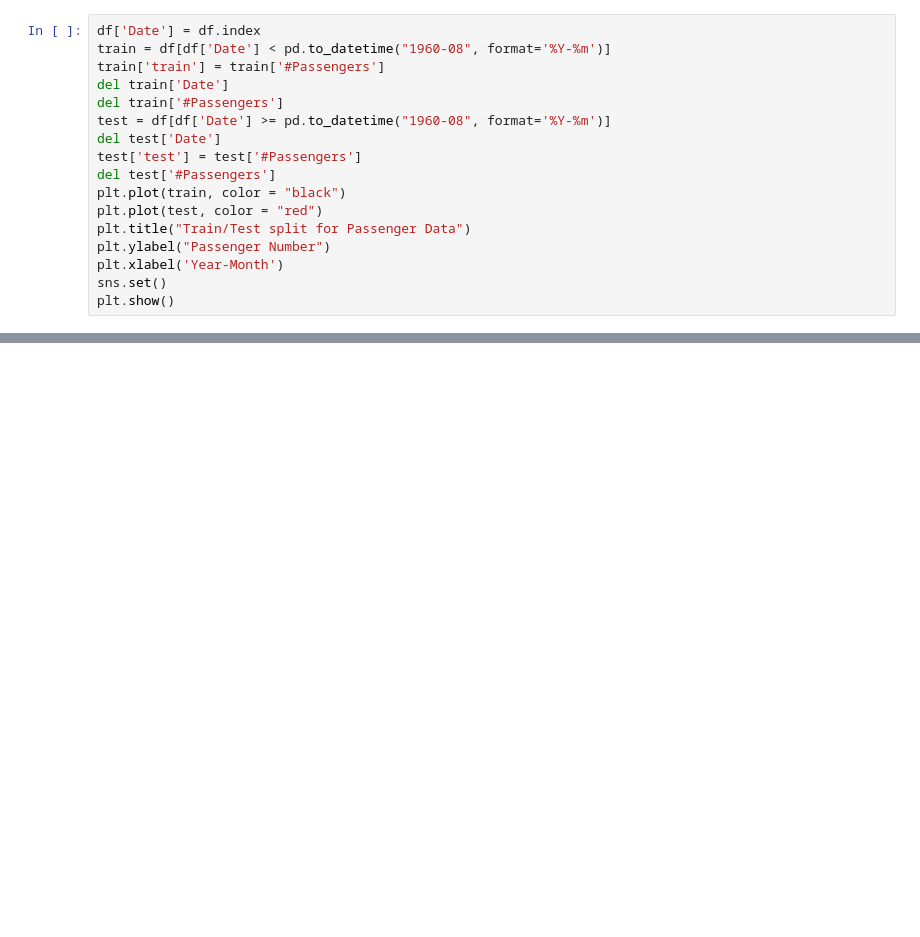
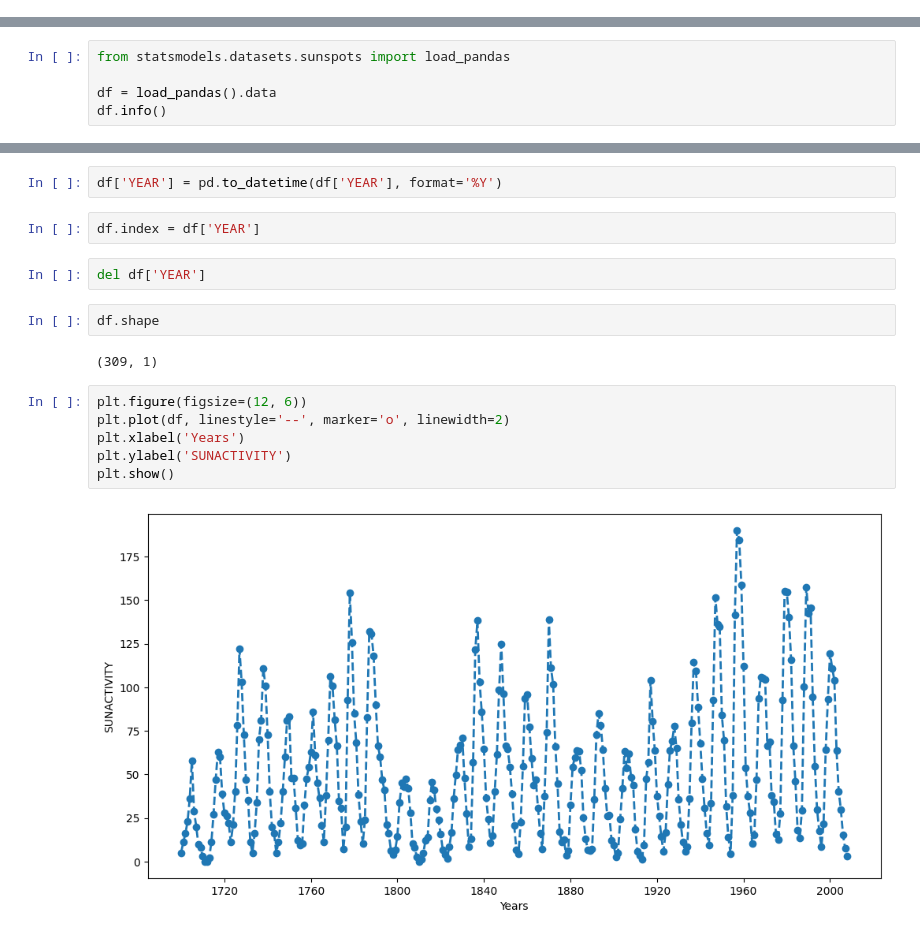
Before and after one commit to playnik94/PDS_3_DZ_Liashenko, a Jupyter notebook: Lesson_45/dz_45.ipynb, the cells around one changed output, grey strips where cells are left out. Saved outputs shown, nothing was run; the diff lists cells and outputs as text; blank space fills up the shorter version.

```diff
--- a/Lesson_45/dz_45.ipynb
+++ b/Lesson_45/dz_45.ipynb
@@ -111,17 +0,0 @@ plt.show()
-# %%
-df['Date'] = df.index
-train = df[df['Date'] < pd.to_datetime("1960-08", format='%Y-%m')]
-train['train'] = train['#Passengers']
-del train['Date']
-del train['#Passengers']
-test = df[df['Date'] >= pd.to_datetime("1960-08", format='%Y-%m')]
-del test['Date']
-test['test'] = test['#Passengers']
-del test['#Passengers']
-plt.plot(train, color = "black")
-plt.plot(test, color = "red")
-plt.title("Train/Test split for Passenger Data")
-plt.ylabel("Passenger Number")
-plt.xlabel('Year-Month')
-sns.set()
-plt.show()
@@ -175,0 +9,5 @@ plt.show
+# %%
+from statsmodels.datasets.sunspots import load_pandas
+
+df = load_pandas().data
+df.info()
@@ -175,0 +33,18 @@ plt.show
+# %%
+df['YEAR'] = pd.to_datetime(df['YEAR'], format='%Y')
+# %%
+df.index = df['YEAR']
+# %%
+del df['YEAR']
+# %%
+df.shape
+# %% [output]
+(309, 1)
+# %%
+plt.figure(figsize=(12, 6))
+plt.plot(df, linestyle='--', marker='o', linewidth=2)
+plt.xlabel('Years')
+plt.ylabel('SUNACTIVITY')
+plt.show()
+# %% [output]
+[figure, added]
```
Also changed, not shown: parts of 43 cells of this notebook.
